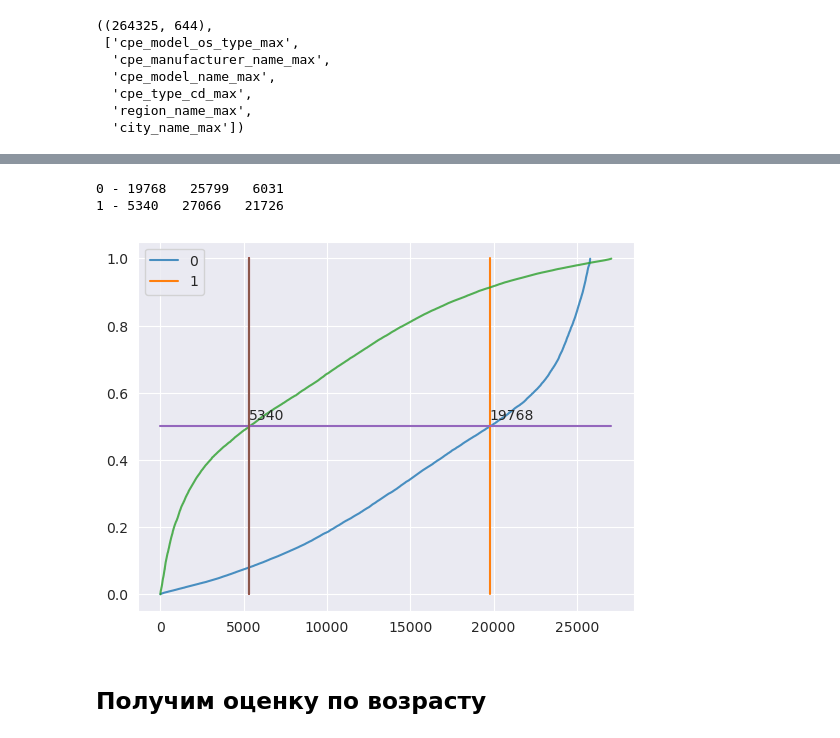
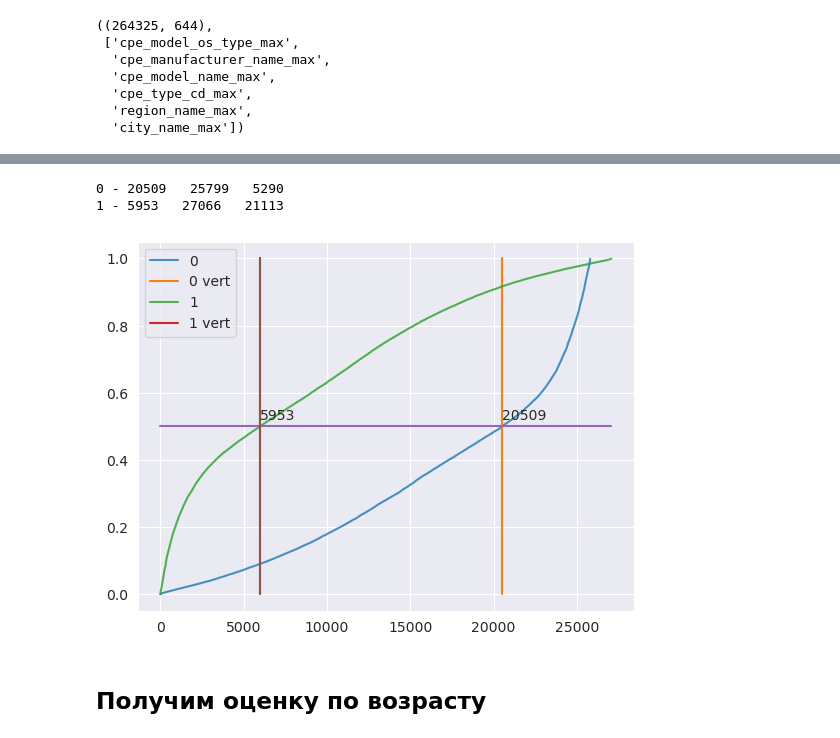
Before and after one commit to SorokinV/Challenge-MTS-2023, a Jupyter notebook: Data-Arch/Context_Baseline_Public.ipynb, the cells around one changed output, grey strips where cells are left out. Drawn from its saved outputs; the diff is of its cells as text; code cells hidden in the pictures.

```diff
--- a/Data-Arch/Context_Baseline_Public.ipynb
+++ b/Data-Arch/Context_Baseline_Public.ipynb
@@ -696,9 +696,10 @@ x_train, x_test, y_train, y_test = train_test_split(\
 clf1 = CatBoostClassifier(early_stopping_rounds=25,
                           cat_features=cat_features,
                           #task_type='GPU', devices='0:1',
-                          iterations=3500, #max_depth=8, #learning_rate=0.017395,
+                          iterations=4000, max_depth=4, #learning_rate=0.017395,
                           #n_estimators=7750, max_depth=8, learning_rate=0.017395,
                           #class_weights=class_weights,
+                          auto_class_weights = 'SqrtBalanced',
                           one_hot_max_size=10)
 
 #n_estimators=7750, max_depth=8, learning_rate=0.017395
@@ -748,36 +765,37 @@ import numpy as np
 yticks  = [1, 0,]
 legenda = []
 
 for k in [0,1]:
     # Generate the random data for the y=k 'layer'.
 
     yy = y_proba[aarg][y_test.values[aarg]==k]
 
     xs = np.arange(len(yy))
     ys = yy
 
     plt.plot(ys, alpha=0.8) #, color=cs, alpha=0.8)
 
     legenda.append(k)
 
     xx = np.argwhere(yy>=0.5)[0][0]; print(k,'-',xx,' ',len(yy), ' ', len(yy)-xx)
 
     plt.plot([xx,xx],[0,1.0])
+    legenda.append(str(k)+' vert')
 
     plt.text(xx, 0.52, str(xx))
 
 
 plt.legend(legenda)
 
 plt.plot([0,len(yy)],[0.5,0.5])
 
 plt.plot([np.argwhere(yy>=0.5)[0][0],np.argwhere(yy>=0.5)[0][0]],[0,1.0])
 
 plt.show()
 # %% [output]
-0 - 19768   25799   6031
-1 - 5340   27066   21726
+0 - 20509   25799   5290
+1 - 5953   27066   21113
-[figure, old version]
+[figure, new version]
 # %% [markdown]
 ## Получим оценку по возрасту
 # %%
```
Also changed, not shown: parts of 13 cells of this notebook, 1 other file.
